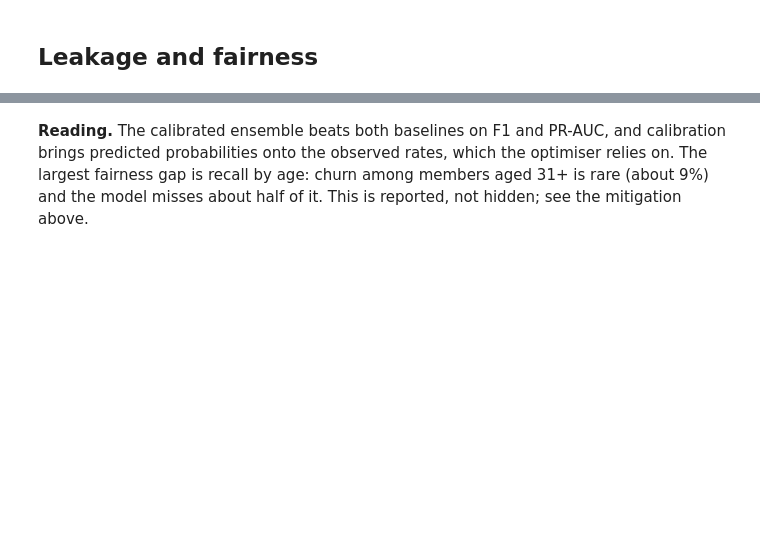
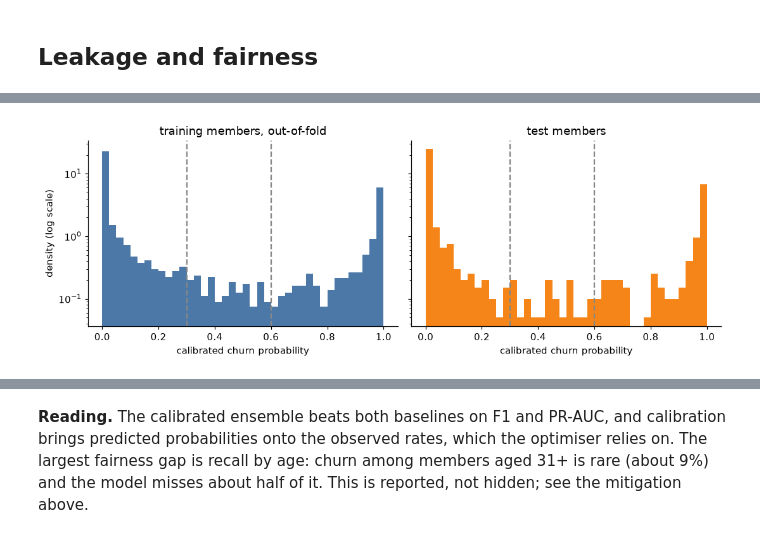
Before and after one commit to sgtaziz/IRS-PM-2026-08-17-ISFT-GRP-16-AnchorAI, a Jupyter notebook: SystemCode/notebooks/a_churn.ipynb, the cells around one changed output, grey strips where cells are left out. Saved outputs shown, nothing was run; the diff lists cells and outputs as text; code cells hidden in the pictures; blank space fills up the shorter version.

Commit message:
exp(discovery): add event-lift and score-distribution evidence to a5 and e2

```diff
--- a/SystemCode/notebooks/a_churn.ipynb
+++ b/SystemCode/notebooks/a_churn.ipynb
@@ -142,0 +150,20 @@ Mitigation for staff use: a lower review threshold for this band, or treat their
+# %%
+from anchorai.discovery.churn import FEATURES, SUSPECT, fit, score_distribution
+
+served = result.probabilities
+y_all = labels["churn"]
+in_sample = pd.Series(result.model.predict_proba(features[is_train]), index=features.index[is_train])
+safe = [c for c in FEATURES if c not in SUSPECT]
+no_suspect = fit(features[is_train], y_all[is_train], card["resampling"]["chosen"], safe, SEED)
+rows = {
+    "train, out-of-fold (served)": score_distribution(served[is_train], y_all[is_train]),
+    "train, in-sample (not served)": score_distribution(in_sample, y_all[is_train]),
+    "test (served)": score_distribution(served[~is_train], y_all[~is_train]),
+    "test, without suspect columns": score_distribution(
+        pd.Series(no_suspect.predict_proba(features[~is_train]), index=features.index[~is_train]),
+        y_all[~is_train],
+    ),
+}
+distribution = pd.DataFrame(rows).T
+distribution.to_csv(RES / "e2_score_distribution.csv")
+distribution.round(3)
@@ -142,0 +176,14 @@ Mitigation for staff use: a lower review threshold for this band, or treat their
+# %%
+fig, axes = plt.subplots(1, 2, figsize=(10, 3.6), sharey=True)
+bins = np.linspace(0, 1, 41)
+for ax, (name, values, colour) in zip(axes, [
+    ("training members, out-of-fold", served[is_train], "#4c78a8"),
+    ("test members", served[~is_train], "#f58518"),
+]):
+    ax.hist(values, bins=bins, color=colour, density=True)
+    ax.axvline(0.3, ls="--", color="#888"); ax.axvline(0.6, ls="--", color="#888")
+    ax.set_yscale("log"); ax.set_title(name); ax.set_xlabel("calibrated churn probability")
+axes[0].set_ylabel("density (log scale)")
+fig.tight_layout(); fig.savefig(FIG / "e2_score_distribution.png"); plt.show()
+# %% [output]
+[figure, added]
```
Also changed, not shown: parts of 14 cells of this notebook, 25 other files.
